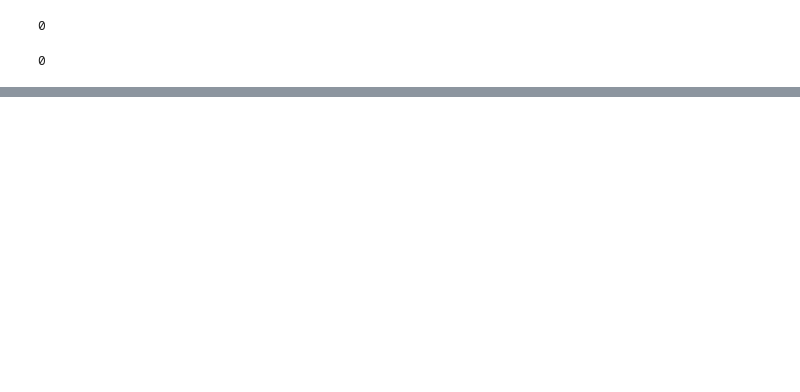
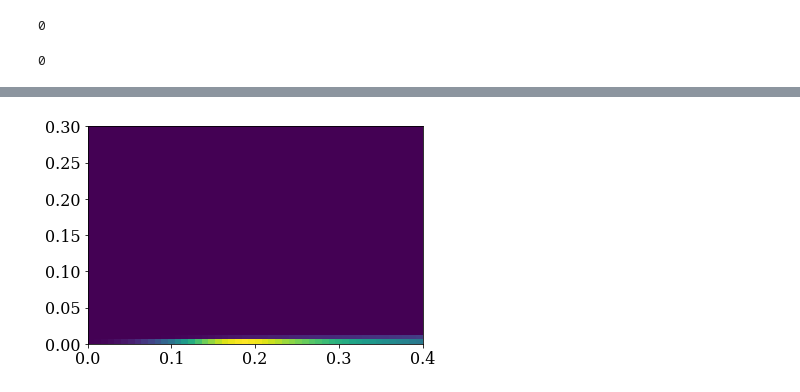
Before and after one commit to mr-superonion/FPFS_notebooks, a Jupyter notebook: ipynb/4_sheartest_noisy/1_shearEst_noisy_knownRef.ipynb, the cells around one changed output, grey strips where cells are left out. Drawn from its saved outputs; the diff is of its cells as text; code cells hidden in the pictures; blank space fills up the shorter version.

```diff
--- a/ipynb/4_sheartest_noisy/1_shearEst_noisy_knownRef.ipynb
+++ b/ipynb/4_sheartest_noisy/1_shearEst_noisy_knownRef.ipynb
@@ -389,5 +370,7 @@ plt.tight_layout()
 # %%
-_=plt.hist2d(outE1['fpfs_s0'],outD1['pdet_v22'],range=[[0,0.4],[0,0.6]])
+_=plt.hist2d(outE1['fpfs_s0'],outD1['pdet_v21'],range=[[0,0.4],[0,0.3]],bins=50)
+# %% [output]
+[figure, added]
 # %%
 plt.close()
 fig,axes=pltutil.make_figure_axes(1,1)
```
Also changed, not shown: parts of 11 cells of this notebook, 4 other files.
